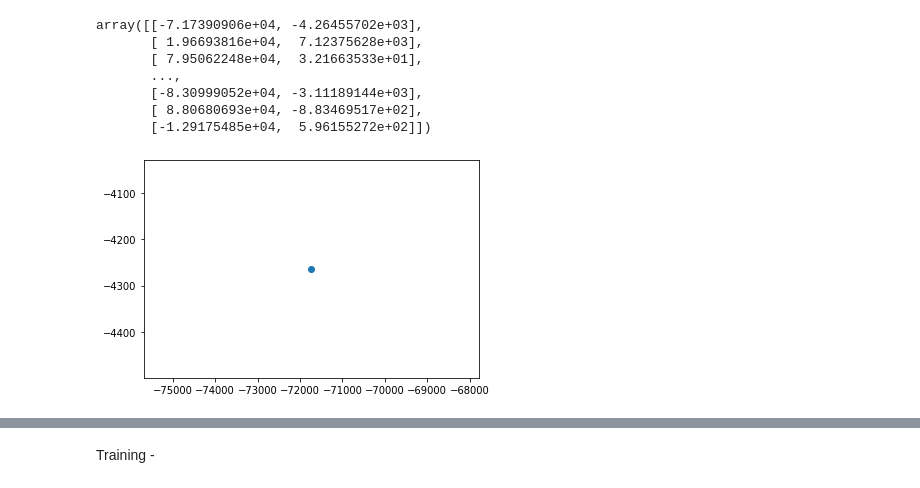
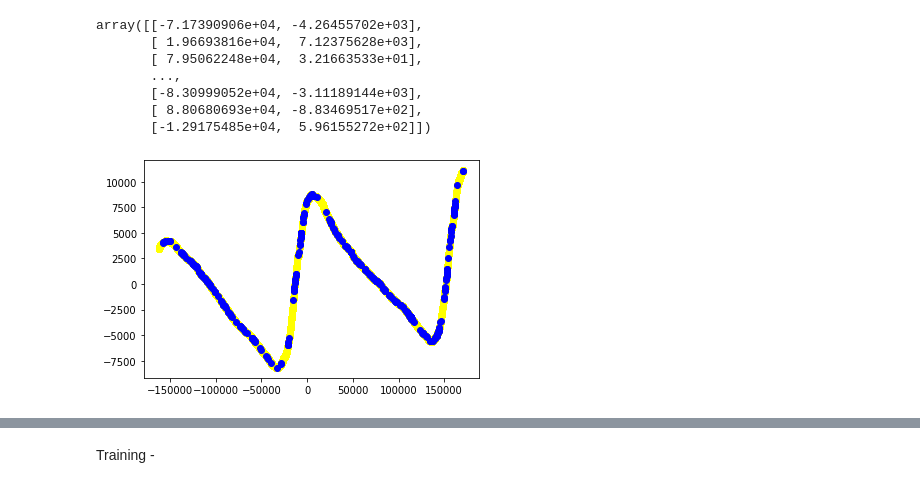
Before and after one commit to SkyXen/IITBBS_GC_Team26_PS03, a Jupyter notebook: model.ipynb, the cells around one changed output, grey strips where cells are left out. Cells and saved outputs as stored; diff of their text form; code cells hidden in the pictures.

```diff
--- a/model.ipynb
+++ b/model.ipynb
@@ -82,12 +69,11 @@ array([[-7.17390906e+04, -4.26455702e+03],
        [ 8.80680693e+04, -8.83469517e+02],
        [-1.29175485e+04,  5.96155272e+02]])
 # %%
-# positive examples
+plt.scatter(datapca[:,0], datapca[:,1], c='yellow')
+for i in range(len(y)):
+    if y[i] == 1:
+        plt.scatter(datapca[i,0], datapca[i,1], c='blue')
 
-for i in range(len(y)):
-    if i == 0:
-        plt.scatter(datapca[i,0], datapca[i,1])
-# plt.scatter(datapca[:,0], datapca[:,1], c=y)
 plt.show()
 # %% [output]
-[figure, old version]
+[figure, new version]
```
Also changed, not shown: parts of 7 cells of this notebook.
